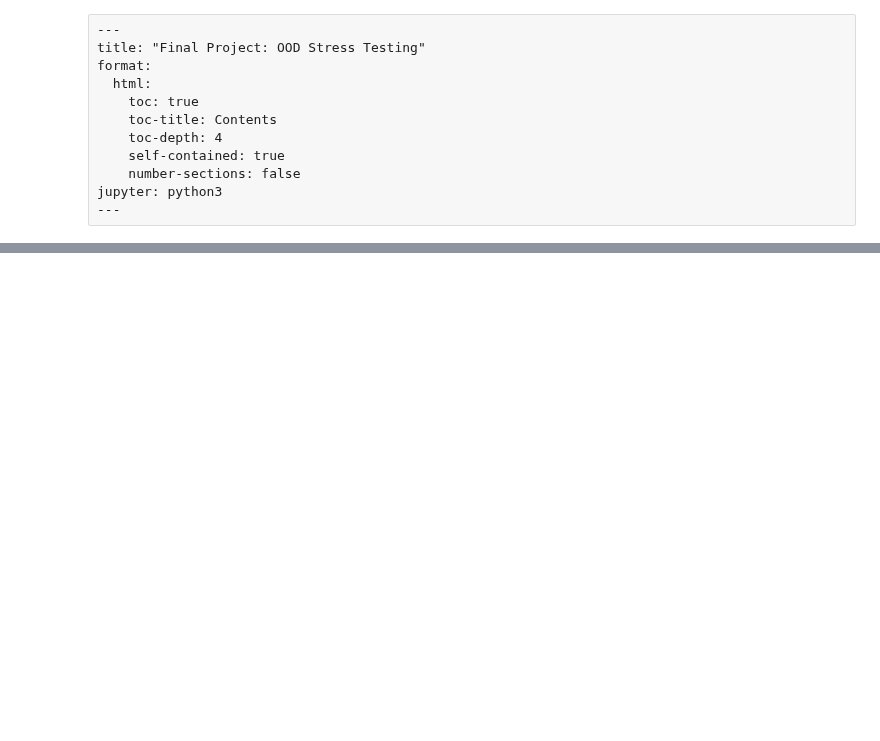
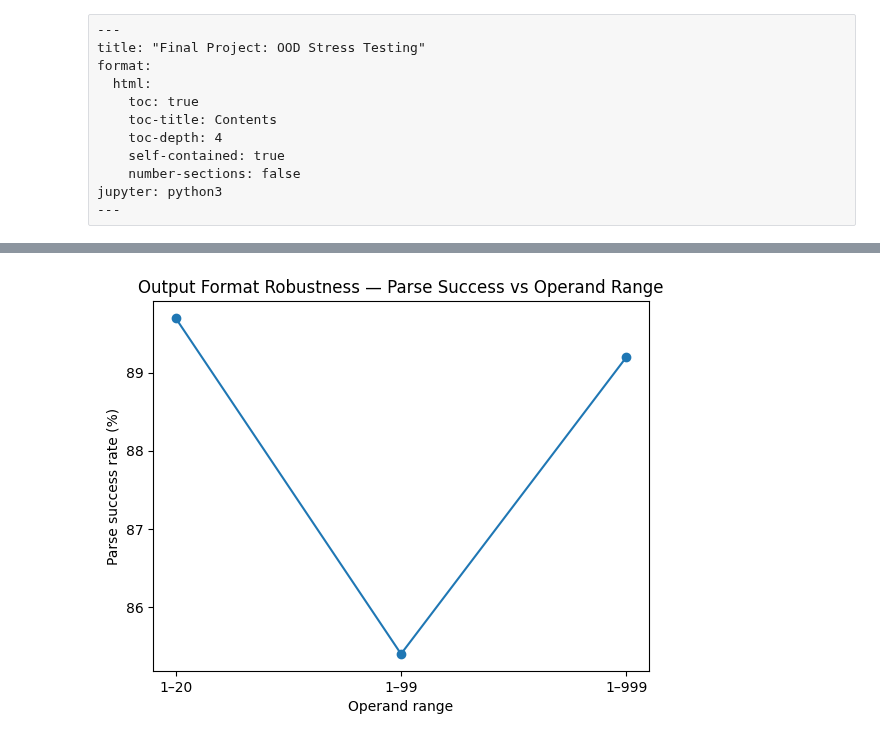
Before and after one commit to Anushka-De/stat359, a Jupyter notebook: student/Final_Project/arithmetic_llm/Project_analysis.ipynb, the cells around one changed output, grey strips where cells are left out. Drawn from its saved outputs; the diff is of its cells as text; code cells hidden in the pictures; blank space fills up the shorter version.

```diff
--- a/student/Final_Project/arithmetic_llm/Project_analysis.ipynb
+++ b/student/Final_Project/arithmetic_llm/Project_analysis.ipynb
@@ -12,0 +191,9 @@ jupyter: python3
+# %%
+plt.figure()
+plt.plot(df["Range"], df["Parse Success Rate (%)"], marker="o")
+plt.xlabel("Operand range")
+plt.ylabel("Parse success rate (%)")
+plt.title("Output Format Robustness — Parse Success vs Operand Range")
+plt.show()
+# %% [output]
+[figure, added]
```
Also changed, not shown: parts of 11 cells of this notebook.
